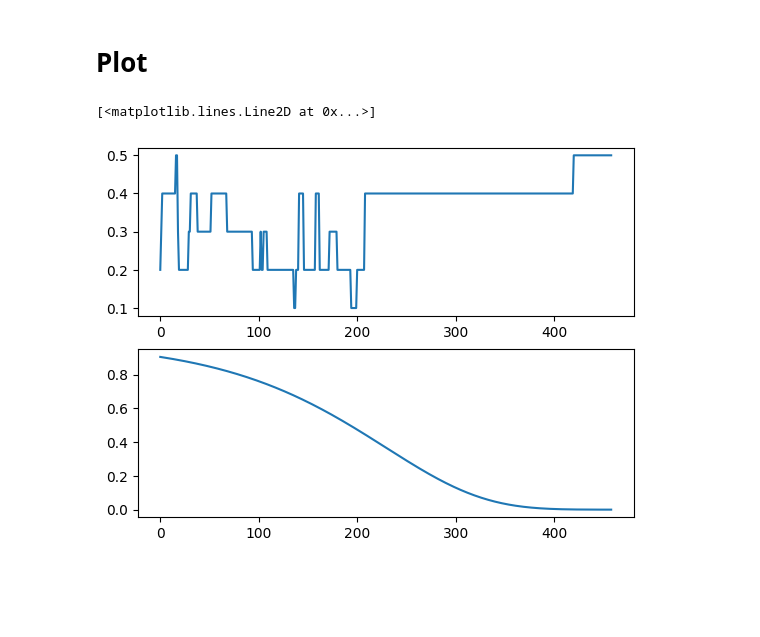
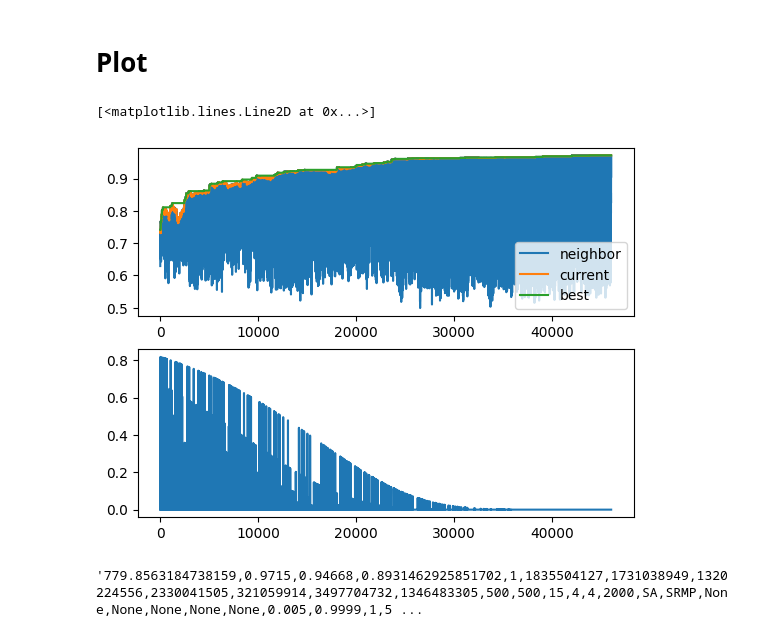
Before and after one commit to yjourdin/these, a Jupyter notebook: plot_step_by_step.ipynb, the cells around one changed output. Saved outputs shown, nothing was run; the diff lists cells and outputs as text; code cells hidden in the pictures; blank space fills up the shorter version.

```diff
--- a/plot_step_by_step.ipynb
+++ b/plot_step_by_step.ipynb
@@ -6,18 +6,22 @@ import matplotlib.pyplot as plt
 # %% [markdown]
 # Run
 # %%
-result = !python main.py @config/defaults.txt --seed=0
+result = !python main.py @config/defaults.txt
 # %% [markdown]
 # Parse output
 # %%
+result = result[1:]
+
 iter_result = result[:-1]
 final_result = result[-1]
 
 N = int(final_result.split(',')[17])
 
-iter_result = [[float(x) for x in l.split(',')] for l in iter_result]
+iter_result = [l.split('   ') for l in iter_result]
 
-fitness = np.array([l[0] for l in iter_result])
-temp = np.array([l[1] for l in iter_result])
+neighbor_fitness = np.array([float(l[3]) for l in iter_result])
+current_fitness = np.array([float(l[4]) for l in iter_result])
+best_fitness = np.array([float(l[5]) for l in iter_result])
+temp = np.array([float(l[6]) for l in iter_result])
 # %% [markdown]
 # Compute probability over time
@@ -26,11 +28,28 @@ prob = np.exp(- (1/N) / temp)
+# %%
+prob = np.exp((neighbor_fitness - current_fitness) / temp)
+prob = np.where(prob >= 1, 0, prob)
 # %% [markdown]
 # Plot
-# %%
-ax1 = plt.subplot(211)
-ax1.plot(fitness)
-
-ax2 = plt.subplot(212, sharex=ax1)
-ax2.plot(prob)
-# %% [output]
-[<matplotlib.lines.Line2D at 0x...>]
-[figure, removed]
+# %%
+window = range(0,len(neighbor_fitness))
+# window = range(40000,len(neighbor_fitness))
+# window = range(28600,28700)
+
+ax1 = plt.subplot(211)
+ax1.plot(neighbor_fitness[window], label="neighbor")
+ax1.plot(current_fitness[window], label="current")
+ax1.plot(best_fitness[window], label="best")
+ax1.legend()
+
+ax2 = plt.subplot(212, sharex=ax1)
+ax2.plot(prob[window])
+
+# ax2 = plt.subplot(313, sharex=ax1)
+# ax2.plot((neighbor_fitness - current_fitness)[window])
+# %% [output]
+[<matplotlib.lines.Line2D at 0x...>]
+[figure, added]
+# %%
+result[-1]
+# %% [output]
+'779.8563184738159,0.9715,0.94668,0.8931462925851702,1,1835504127,1731038949,1320224556,2330041505,321059914,3497704732,1346483305,500,500,15,4,4,2000,SA,SRMP,None,None,None,None,None,0.005,0.9999,1,5 ...
```
Also changed, not shown: parts of 1 cell of this notebook.
